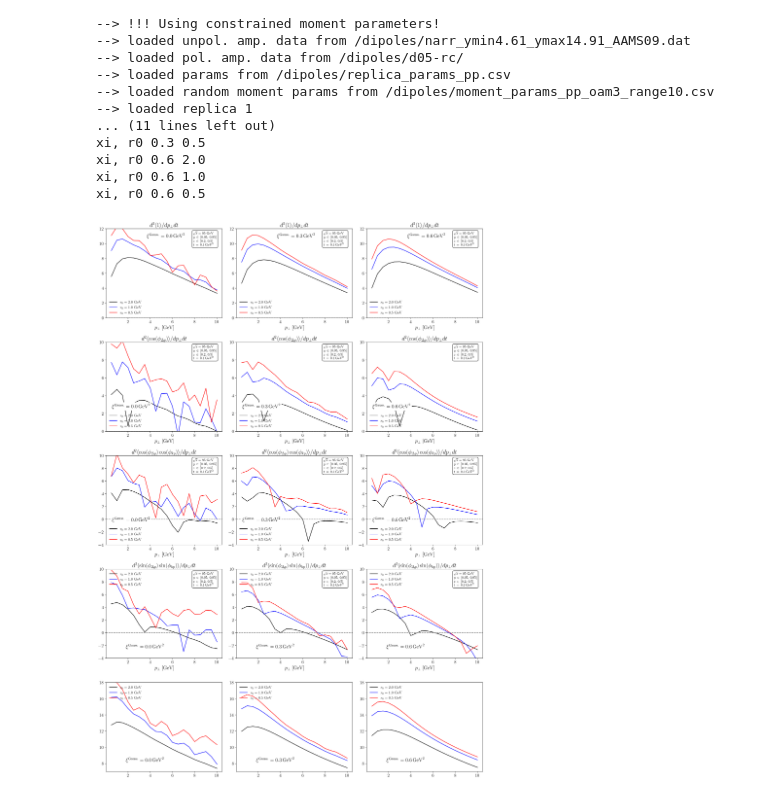
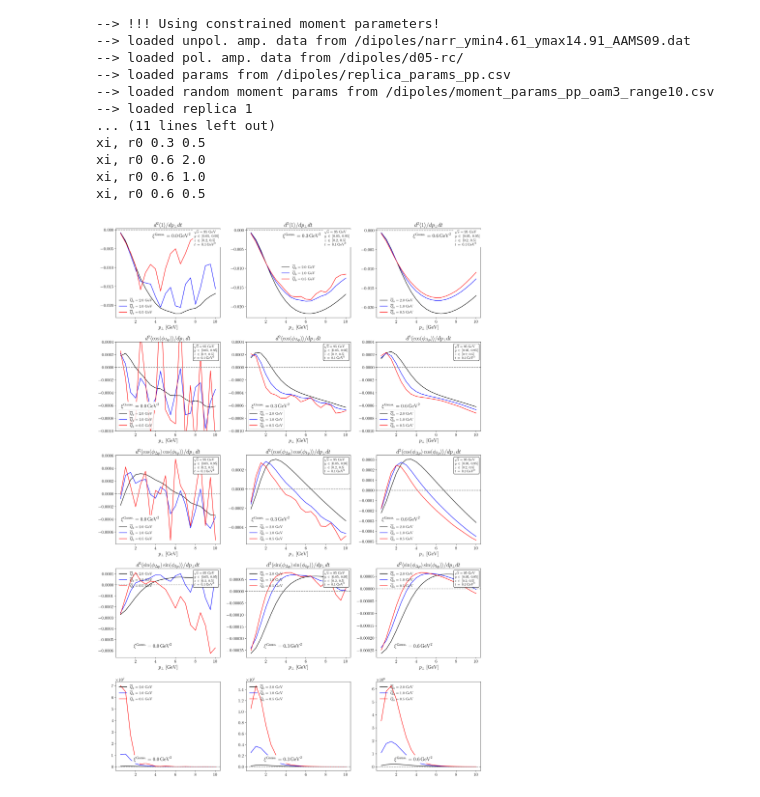
Before and after one commit to brandonmanley/dijet_DSA, a Jupyter notebook: lowQ2_plots.ipynb, the cells around one changed output. Drawn from its saved outputs; the diff is of its cells as text; code cells hidden in the pictures.

```diff
--- a/lowQ2_plots.ipynb
+++ b/lowQ2_plots.ipynb
@@ -158,9 +158,9 @@ for ixi, xi in enumerate(xis):
     for ir0, r0 in enumerate(r0s):
         for icorr, corr in enumerate(data[xi][r0]):
             if corr != 'denom':
-                ax[icorr, ixi].plot(pT_values, np.log(np.abs(data[xi][r0][corr]*data[xi][r0]['denom'])), label=fr'$r_0 = {r0}\,\, \mathrm{{GeV}}$', color=colors[ir0], linestyle=linestyles[ir0])
+                ax[icorr, ixi].plot(pT_values, data[xi][r0][corr], label=fr'$\overline{{Q}}_0 = {r0}\,\, \mathrm{{GeV}}$', color=colors[ir0], linestyle=linestyles[ir0])
             else:
-                ax[icorr, ixi].plot(pT_values, np.log(np.abs(data[xi][r0][corr])), label=fr'$r_0 = {r0}\,\, \mathrm{{GeV}}$', color=colors[ir0], linestyle=linestyles[ir0])
+                ax[icorr, ixi].plot(pT_values, data[xi][r0][corr], label=fr'$\overline{{Q}}_0 = {r0}\,\, \mathrm{{GeV}}$', color=colors[ir0], linestyle=linestyles[ir0])
 
 for i, xi in enumerate(xis):
     ax[0, i].set_xlabel(r'$p_\perp \,\, [\mathrm{GeV}]$')
@@ -169,8 +169,8 @@ for i, xi in enumerate(xis):
         0.75, 0.8, info_text,
         transform=ax[0, i].transAxes,
         ha='left', va='bottom',
-        fontsize=11, wrap=True,
-        bbox=dict(boxstyle='round', facecolor='white', alpha=1.0, edgecolor='black')
+        fontsize=12, wrap=True,
+        bbox=dict(boxstyle='round', facecolor='white', alpha=1.0, edgecolor='none')
     )
     ax[0, i].text(
         0.35, 0.89, rf'$\xi^{{\mathrm{{Gauss.}}}}={xi}\, \mathrm{{GeV}}^{{2}}$',
@@ -181,7 +181,7 @@ for i, xi in enumerate(xis):
     )
     ax[0, i].legend(frameon=False)
     ax[0, i].axhline(y=0, color='gray', linestyle='--')
-    ax[0, i].set_ylim([0, 12])
+    # ax[0, i].set_ylim([0, 12])
 
     ax[1, i].set_xlabel(r'$p_\perp \,\, [\mathrm{GeV}]$')
     ax[1, i].set_title(r'$ d^2 \langle \cos(\phi_{\Delta p}) \rangle / d p_\perp dt$')
@@ -199,9 +199,9 @@ for i, xi in enumerate(xis):
         fontsize=16, wrap=True,
         bbox=dict(boxstyle='round', facecolor='white', alpha=1.0, edgecolor='none')
     )
-    ax[1,i].legend(frameon=False, loc='lower left')
+    ax[1,i].legend(loc='lower left', frameon=True)
     ax[1, i].axhline(y=0, color='gray', linestyle='--')
-    ax[1, i].set_ylim([0, 10])
+    ax[1, i].set_ylim([-0.001, 0.0004])
 
     ax[2, i].set_xlabel(r'$p_\perp \,\, [\mathrm{GeV}]$')
     ax[2, i].set_title(r'$ d^2 \langle \cos(\phi_{\Delta p}) \cos(\phi_{k p}) \rangle / d p_\perp dt$')
@@ -221,7 +221,7 @@ for i, xi in enumerate(xis):
     )
     ax[2,i].legend(frameon=False, loc='lower left')
     ax[2, i].axhline(y=0, color='gray', linestyle='--')
-    ax[2, i].set_ylim([-4, 10])
+    # ax[2, i].set_ylim([-4, 10])
 
     ax[3, i].set_xlabel(r'$p_\perp \,\, [\mathrm{GeV}]$')
     ax[3, i].set_title(r'$ d^2 \langle \sin(\phi_{\Delta p}) \sin(\phi_{k p}) \rangle / d p_\perp dt$')
@@ -229,34 +229,34 @@ for i, xi in enumerate(xis):
         0.75, 0.8, info_text,
         transform=ax[3, i].transAxes,
         ha='left', va='bottom',
         fontsize=11, wrap=True,
         bbox=dict(boxstyle='round', facecolor='white', alpha=1.0, edgecolor='black')
     )
     ax[3, i].text(
         0.17, 0.1, rf'$\xi^{{\mathrm{{Gauss.}}}}={xi}\, \mathrm{{GeV}}^{{2}}$',
         transform=ax[3, i].transAxes,
         ha='left', va='bottom',
         fontsize=16, wrap=True,
         bbox=dict(boxstyle='round', facecolor='white', alpha=1.0, edgecolor='none')
     )
     ax[3,i].legend(frameon=False, loc='upper left')
     ax[3, i].axhline(y=0, color='gray', linestyle='--')
-    ax[3, i].set_ylim([-4, 10])
+    # ax[3, i].set_ylim([-4, 10])
 
     ax[4, i].text(
         0.17, 0.1, rf'$\xi^{{\mathrm{{Gauss.}}}}={xi}\, \mathrm{{GeV}}^{{2}}$',
         transform=ax[4, i].transAxes,
         ha='left', va='bottom',
         fontsize=16, wrap=True,
         bbox=dict(boxstyle='round', facecolor='white', alpha=1.0, edgecolor='none')
     )
     ax[4, i].legend(frameon=False, loc='upper left')
     ax[4, i].axhline(y=0, color='gray', linestyle='--')
-    ax[4, i].set_ylim([7, 18])
+    # ax[4, i].set_ylim([7, 18])
 
 plt.tight_layout()
 plt.show()
 
-# fig.savefig(f"plots/dsa_IR_reg.png")
+fig.savefig(f"plots/dsa_IR_reg.pdf", dpi=400, bbox_inches="tight")
 # %% [output]
-[figure, old version]
+[figure, new version]
```
Also changed, not shown: 34 other files.
